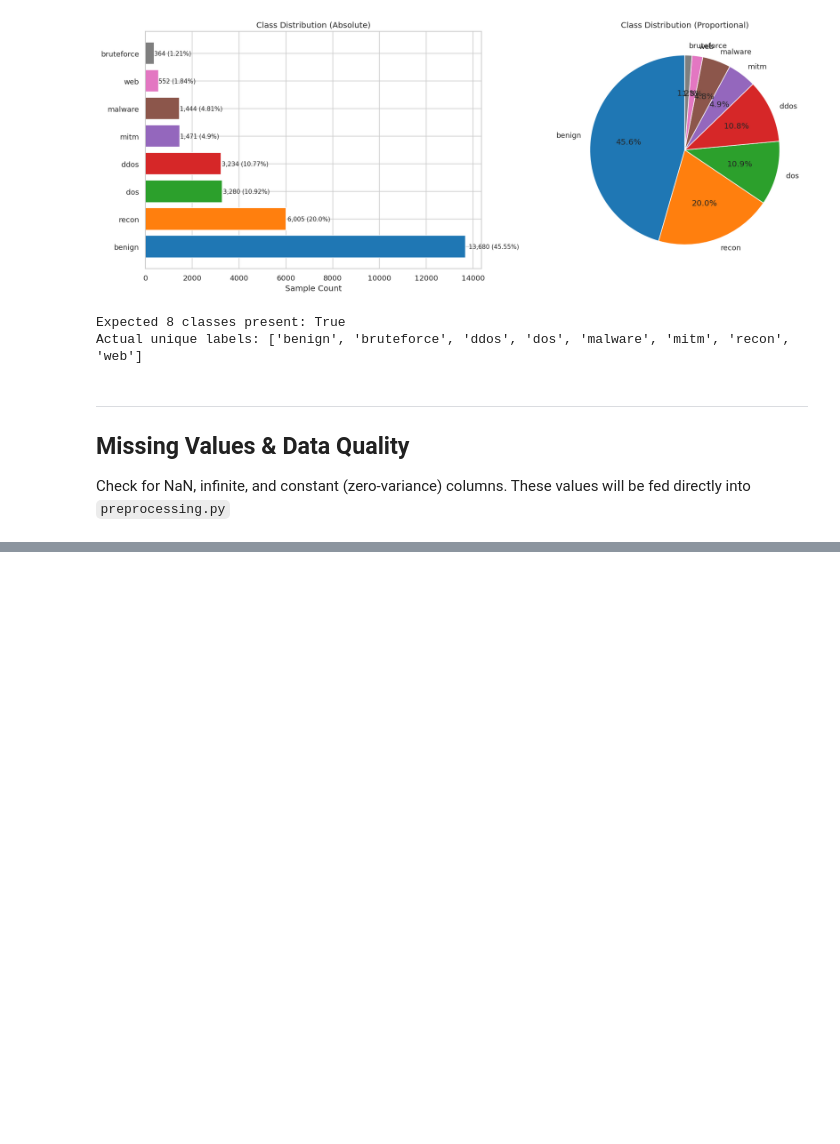
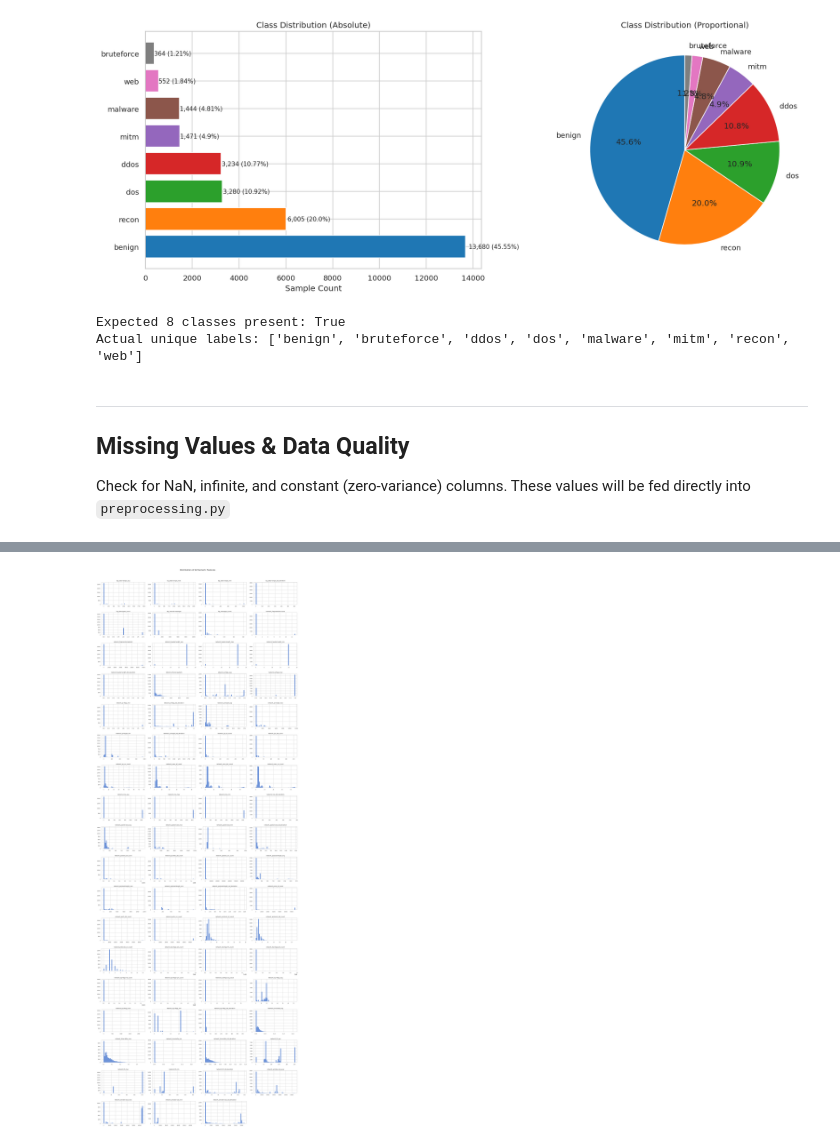
Before and after one commit to CandiceWilliams/federated-iiot-ids-thesis, a Jupyter notebook: notebooks/EDA.ipynb, the cells around one changed output, grey strips where cells are left out. Drawn from its saved outputs; the diff is of its cells as text; code cells hidden in the pictures; blank space fills up the shorter version.

```diff
--- a/notebooks/EDA.ipynb
+++ b/notebooks/EDA.ipynb
@@ -249,0 +309,23 @@ else:
+# %%
+n_numeric = len(numeric_cols)
+ncols = 4
+nrows = int(np.ceil(n_numeric / ncols))
+
+fig, axes = plt.subplots(nrows, ncols, figsize=(20, nrows * 3))
+axes = axes.flatten()
+
+for i, col in enumerate(numeric_cols):
+    axes[i].hist(df[col].dropna(), bins=50, edgecolor="none", alpha=0.8)
+    axes[i].set_title(col, fontsize=9)
+    axes[i].tick_params(labelsize=7)
+
+# Hide empty subplots
+for j in range(i + 1, len(axes)):
+    axes[j].set_visible(False)
+
+plt.suptitle("Distribution of All Numeric Features", fontsize=14, y=1.01)
+plt.tight_layout()
+plt.savefig("../results/eda_feature_distributions.png", bbox_inches="tight")
+plt.show()
+# %% [output]
+[figure, added]
```
Also changed, not shown: parts of 26 cells of this notebook, 7 other files.
